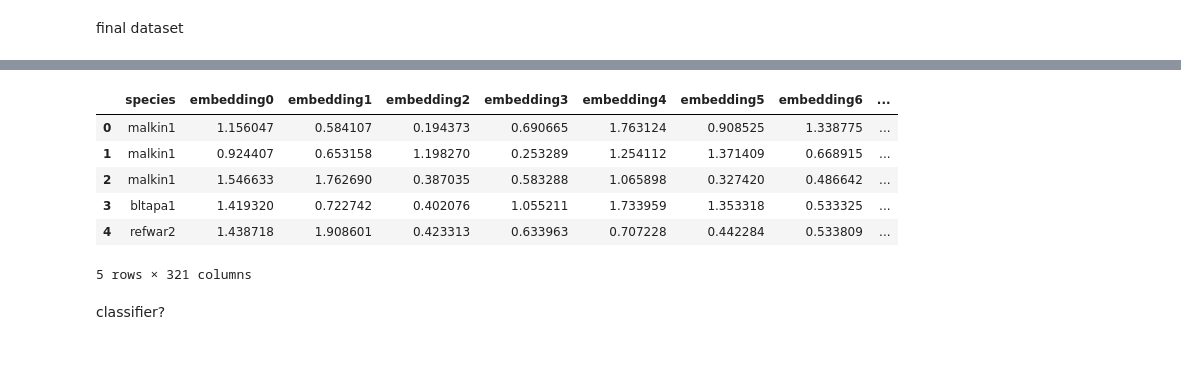
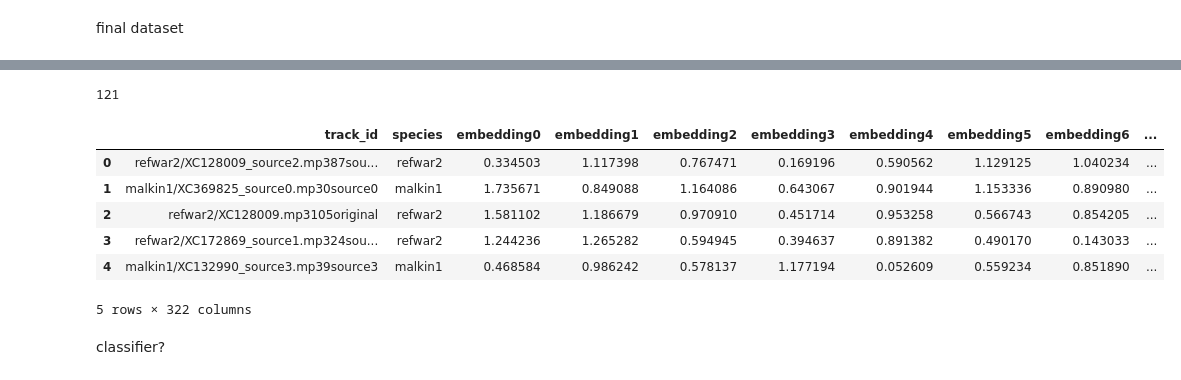
Before and after one commit to dsgt-birdclef/birdclef-2023, a Jupyter notebook: notebooks/nzh-20230417-00-embeddings-classifier.ipynb, the cells around one changed output, grey strips where cells are left out. Drawn from its saved outputs; the diff is of its cells as text; code cells hidden in the pictures.

```diff
--- a/notebooks/nzh-20230417-00-embeddings-classifier.ipynb
+++ b/notebooks/nzh-20230417-00-embeddings-classifier.ipynb
@@ -188,7 +170,7 @@ length = len(explode_preds_bird_calls.select("embedding").take(1)[0]["embedding"
 explode_preds_bird_calls = explode_preds_bird_calls.drop("probability")
 explode_preds_bird_calls = explode_preds_bird_calls.dropDuplicates(["track_id"])
 data = explode_preds_bird_calls.select(
-    ["species"]
+    ["track_id", "species"]
     + [
         explode_preds_bird_calls.embedding[i].alias("embedding" + str(i))
         for i in range(length)
@@ -203,10 +185,11 @@ data.head()
+121
-|  | species | embedding0 | embedding1 | embedding2 | embedding3 | embedding4 | embedding5 | embedding6 | ... |
-| 0 | malkin1 | 1.156047 | 0.584107 | 0.194373 | 0.690665 | 1.763124 | 0.908525 | 1.338775 | ... |
-| 1 | malkin1 | 0.924407 | 0.653158 | 1.198270 | 0.253289 | 1.254112 | 1.371409 | 0.668915 | ... |
-| 2 | malkin1 | 1.546633 | 1.762690 | 0.387035 | 0.583288 | 1.065898 | 0.327420 | 0.486642 | ... |
-| 3 | bltapa1 | 1.419320 | 0.722742 | 0.402076 | 1.055211 | 1.733959 | 1.353318 | 0.533325 | ... |
-| 4 | refwar2 | 1.438718 | 1.908601 | 0.423313 | 0.633963 | 0.707228 | 0.442284 | 0.533809 | ... |
+|  | track_id | species | embedding0 | embedding1 | embedding2 | embedding3 | embedding4 | embedding5 | embedding6 | ... |
+| 0 | refwar2/XC128009_source2.mp387sou... | refwar2 | 0.334503 | 1.117398 | 0.767471 | 0.169196 | 0.590562 | 1.129125 | 1.040234 | ... |
+| 1 | malkin1/XC369825_source0.mp30source0 | malkin1 | 1.735671 | 0.849088 | 1.164086 | 0.643067 | 0.901944 | 1.153336 | 0.890980 | ... |
+| 2 | refwar2/XC128009.mp3105original | refwar2 | 1.581102 | 1.186679 | 0.970910 | 0.451714 | 0.953258 | 0.566743 | 0.854205 | ... |
+| 3 | refwar2/XC172869_source1.mp324sou... | refwar2 | 1.244236 | 1.265282 | 0.594945 | 0.394637 | 0.891382 | 0.490170 | 0.143033 | ... |
+| 4 | malkin1/XC132990_source3.mp39source3 | malkin1 | 0.468584 | 0.986242 | 0.578137 | 1.177194 | 0.052609 | 0.559234 | 0.851890 | ... |
-5 rows × 321 columns
+5 rows × 322 columns
 # %% [markdown]
 classifier?
 # %%
```
Also changed, not shown: parts of 13 cells of this notebook, 3 other files.
